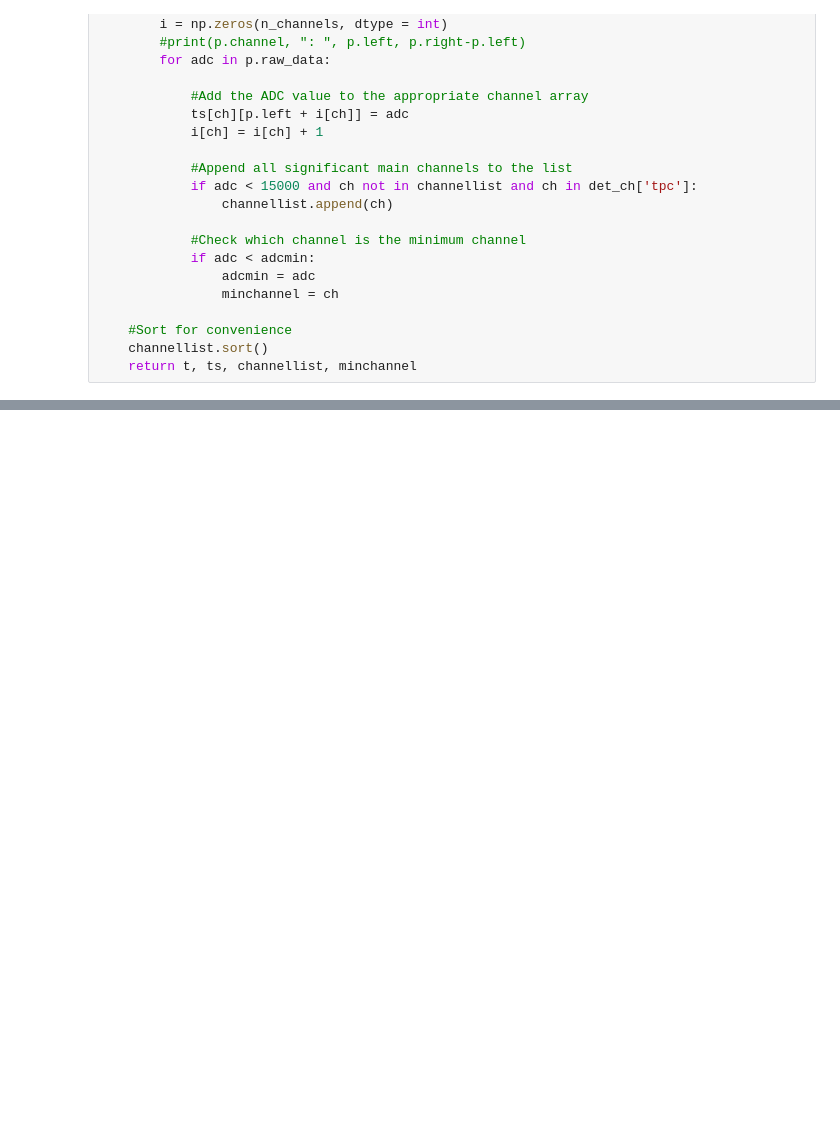
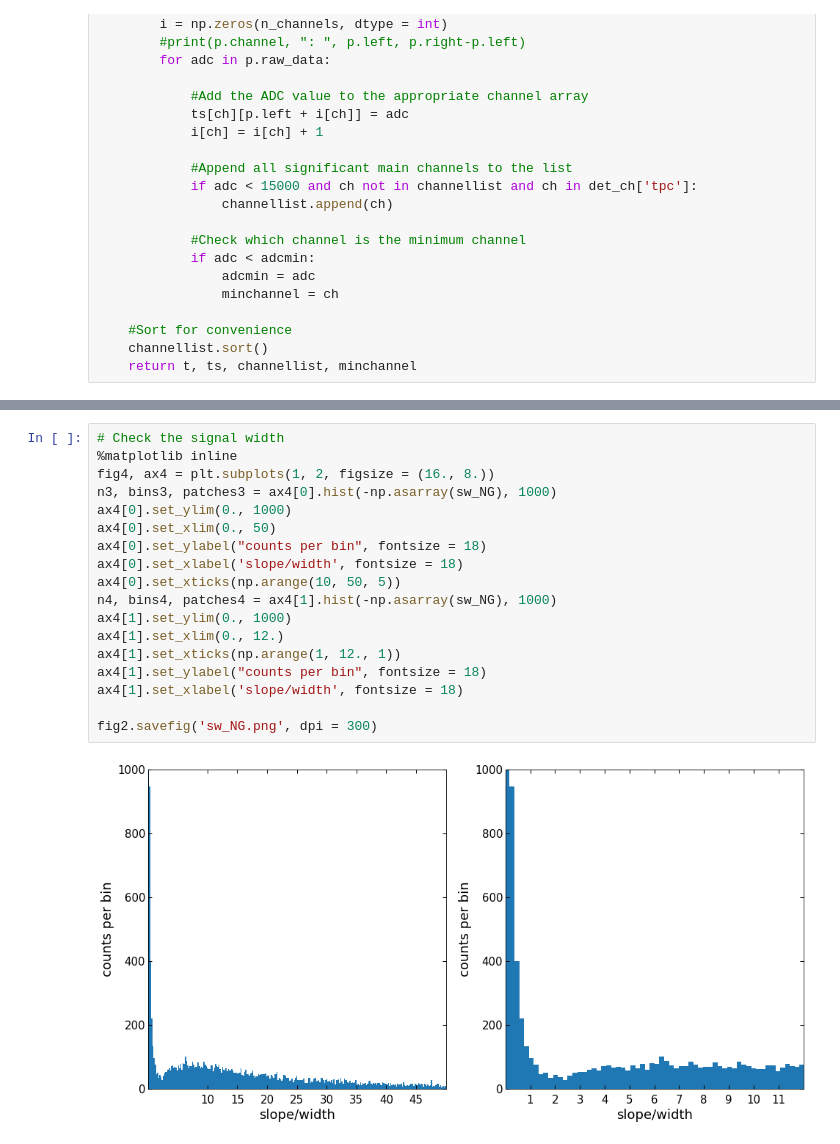
Before and after one commit to wesselrijk/XENON1T_NikhefProject, a Jupyter notebook: DataAnalysis/Plot for final report.ipynb, the cells around one changed output, grey strips where cells are left out. Cells and saved outputs as stored; diff of their text form; blank space fills up the shorter version.

```diff
--- a/DataAnalysis/Plot for final report.ipynb
+++ b/DataAnalysis/Plot for final report.ipynb
@@ -93,0 +118,20 @@ AttributeError: 'AxesSubplot' object has no attribute 'setxlim'
+# %%
+# Check the signal width
+%matplotlib inline
+fig4, ax4 = plt.subplots(1, 2, figsize = (16., 8.))
+n3, bins3, patches3 = ax4[0].hist(-np.asarray(sw_NG), 1000)
+ax4[0].set_ylim(0., 1000)
+ax4[0].set_xlim(0., 50)
+ax4[0].set_ylabel("counts per bin", fontsize = 18)
+ax4[0].set_xlabel('slope/width', fontsize = 18)
+ax4[0].set_xticks(np.arange(10, 50, 5))
+n4, bins4, patches4 = ax4[1].hist(-np.asarray(sw_NG), 1000)
+ax4[1].set_ylim(0., 1000)
+ax4[1].set_xlim(0., 12.)
+ax4[1].set_xticks(np.arange(1, 12., 1))
+ax4[1].set_ylabel("counts per bin", fontsize = 18)
+ax4[1].set_xlabel('slope/width', fontsize = 18)
+
+fig2.savefig('sw_NG.png', dpi = 300)
+# %% [output]
+[figure, added]
```
Also changed, not shown: parts of 3 cells of this notebook, 7 other files.
